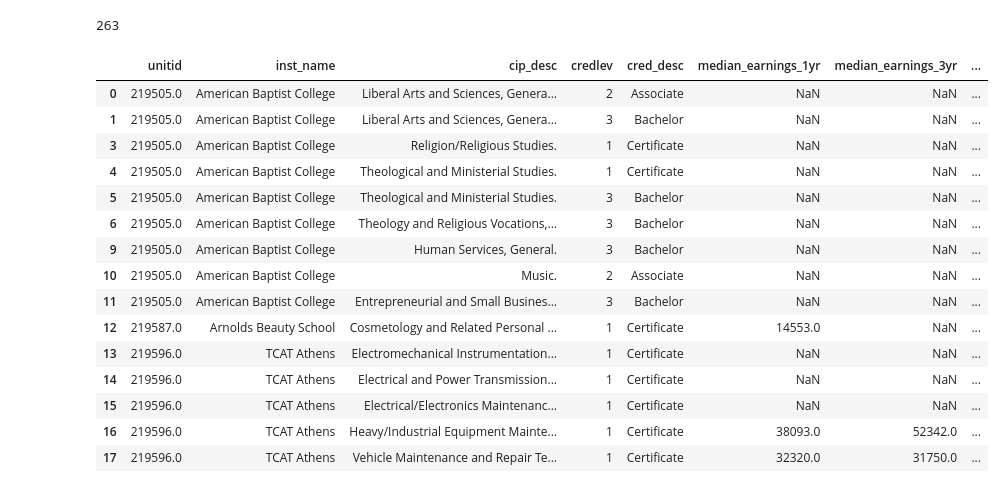
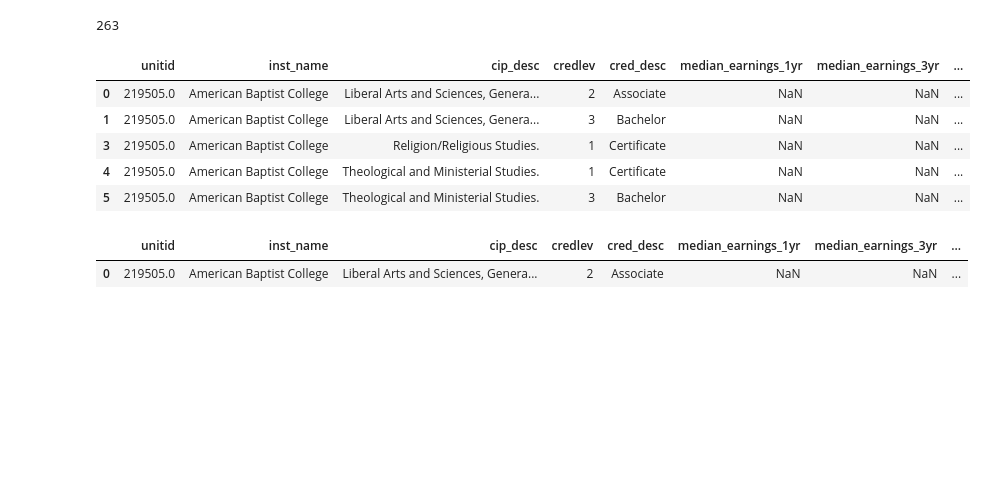
Before and after one commit to DSVaughan266/capstone_da16_python, a Jupyter notebook: notebooks/cap_scorecard.ipynb, the cells around one changed output. Drawn from its saved outputs; the diff is of its cells as text; code cells hidden in the pictures; blank space fills up the shorter version.

```diff
--- a/notebooks/cap_scorecard.ipynb
+++ b/notebooks/cap_scorecard.ipynb
@@ -600,21 +600,11 @@ scorecard_tn['cip4'].nunique()
 # %%
 # Drop uneeded columns before exporting to PBI.
 scorecard_tn_export = scorecard_tn.drop(columns=["cipcode", "avg_annual_tuition"])
-scorecard_tn_export.head(15)
+scorecard_tn_export.head(5)
 # %% [output]
 |  | unitid | inst_name | cip_desc | credlev | cred_desc | median_earnings_1yr | median_earnings_3yr | ... |
 | 0 | 219505.0 | American Baptist College | Liberal Arts and Sciences, Genera... | 2 | Associate | NaN | NaN | ... |
 | 1 | 219505.0 | American Baptist College | Liberal Arts and Sciences, Genera... | 3 | Bachelor | NaN | NaN | ... |
 | 3 | 219505.0 | American Baptist College | Religion/Religious Studies. | 1 | Certificate | NaN | NaN | ... |
 | 4 | 219505.0 | American Baptist College | Theological and Ministerial Studies. | 1 | Certificate | NaN | NaN | ... |
 | 5 | 219505.0 | American Baptist College | Theological and Ministerial Studies. | 3 | Bachelor | NaN | NaN | ... |
-| 6 | 219505.0 | American Baptist College | Theology and Religious Vocations,... | 3 | Bachelor | NaN | NaN | ... |
-| 9 | 219505.0 | American Baptist College | Human Services, General. | 3 | Bachelor | NaN | NaN | ... |
-| 10 | 219505.0 | American Baptist College | Music. | 2 | Associate | NaN | NaN | ... |
-| 11 | 219505.0 | American Baptist College | Entrepreneurial and Small Busines... | 3 | Bachelor | NaN | NaN | ... |
-| 12 | 219587.0 | Arnolds Beauty School | Cosmetology and Related Personal ... | 1 | Certificate | 14553.0 | NaN | ... |
-| 13 | 219596.0 | TCAT Athens | Electromechanical Instrumentation... | 1 | Certificate | NaN | NaN | ... |
-| 14 | 219596.0 | TCAT Athens | Electrical and Power Transmission... | 1 | Certificate | NaN | NaN | ... |
-| 15 | 219596.0 | TCAT Athens | Electrical/Electronics Maintenanc... | 1 | Certificate | NaN | NaN | ... |
-| 16 | 219596.0 | TCAT Athens | Heavy/Industrial Equipment Mainte... | 1 | Certificate | 38093.0 | 52342.0 | ... |
-| 17 | 219596.0 | TCAT Athens | Vehicle Maintenance and Repair Te... | 1 | Certificate | 32320.0 | 31750.0 | ... |
@@ -620,0 +652,5 @@ scorecard_tn_export.head(15)
+# %%
+scorecard_tn_export.head(1)
+# %% [output]
+|  | unitid | inst_name | cip_desc | credlev | cred_desc | median_earnings_1yr | median_earnings_3yr | ... |
+| 0 | 219505.0 | American Baptist College | Liberal Arts and Sciences, Genera... | 2 | Associate | NaN | NaN | ... |
```
Also changed, not shown: parts of 6 cells of this notebook, 2 other files.
